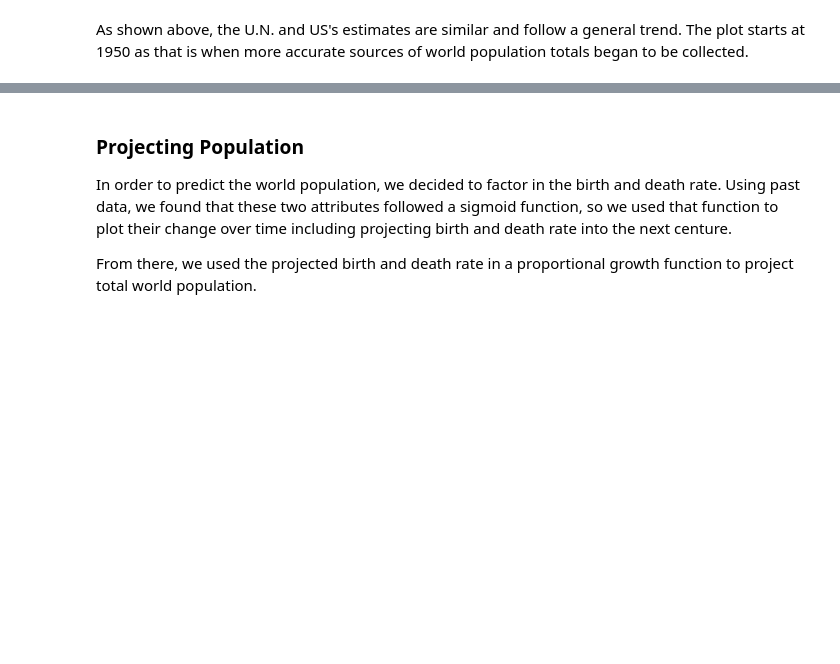
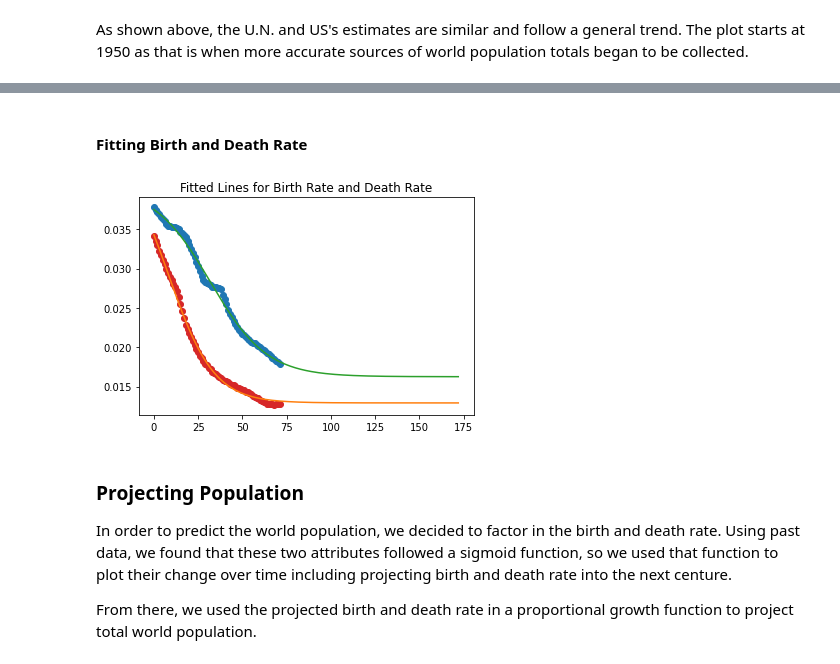
Before and after one commit to sltimmins/they-dont-keep-me-here-cause-Im-gorgeous-they-keep-me-here-cause-Im-smart, a Jupyter notebook: model.ipynb, the cells around one changed output, grey strips where cells are left out. Cells and saved outputs as stored; diff of their text form; code cells hidden in the pictures; blank space fills up the shorter version.

```diff
--- a/model.ipynb
+++ b/model.ipynb
@@ -47,3 +63,49 @@ As shown above, the U.N. and US's estimates are similar and follow a general tre
+# %% [markdown]
+#### Fitting Birth and Death Rate
+# %%
+un = table.UN / 1e9
+us = table.US / 1e9
+
+t0 = un.index[0]
+t1 = un.index[-2]
+time = t1 - t0
+
+p0 = un[t0]
+p1 = un[t1]
+
+xNorm = x - 1950
+
+# sigmoid function
+def sigmoid(x, L ,x0, k, b):
+    y = L / (1 + np.exp(-k * (x - x0))) + b
+    return (y)
+
+# give initial data to fit function
+p0BR = [max(yBR), np.median(x), 1, min(yBR)]
+p0DR = [max(yDR), np.median(x), 1, min(yDR)]
+
+# fit data to a sigmoid curve
+poptBR, pcovBR = curve_fit(sigmoid, x, yBR, p0BR, method="dogbox")
+poptDR, pcovDR = curve_fit(sigmoid, x, yDR, p0DR, method="dogbox")
+
+# add years to project to series
+i = 71
+while x[i] != 2122:
+    x[i + 1] = x[i] + 1
+    i = i + 1
+
+# project birth and death rates based on sigmoid curve
+br = sigmoid(x, *poptBR)
+dr = sigmoid(x, *poptDR)
+
+plt.scatter(xNorm, yBR, color="tab:blue")
+plt.plot(br, color="tab:green")
+plt.scatter(xNorm, yDR, color="tab:red")
+plt.plot(dr, color="tab:orange")
+plt.title("Fitted Lines for Birth Rate and Death Rate")
+plt.show()
+# %% [output]
+[figure, added]
 # %% [markdown]
 ### Projecting Population
 
```
Also changed, not shown: parts of 7 cells of this notebook, 2 other files.
